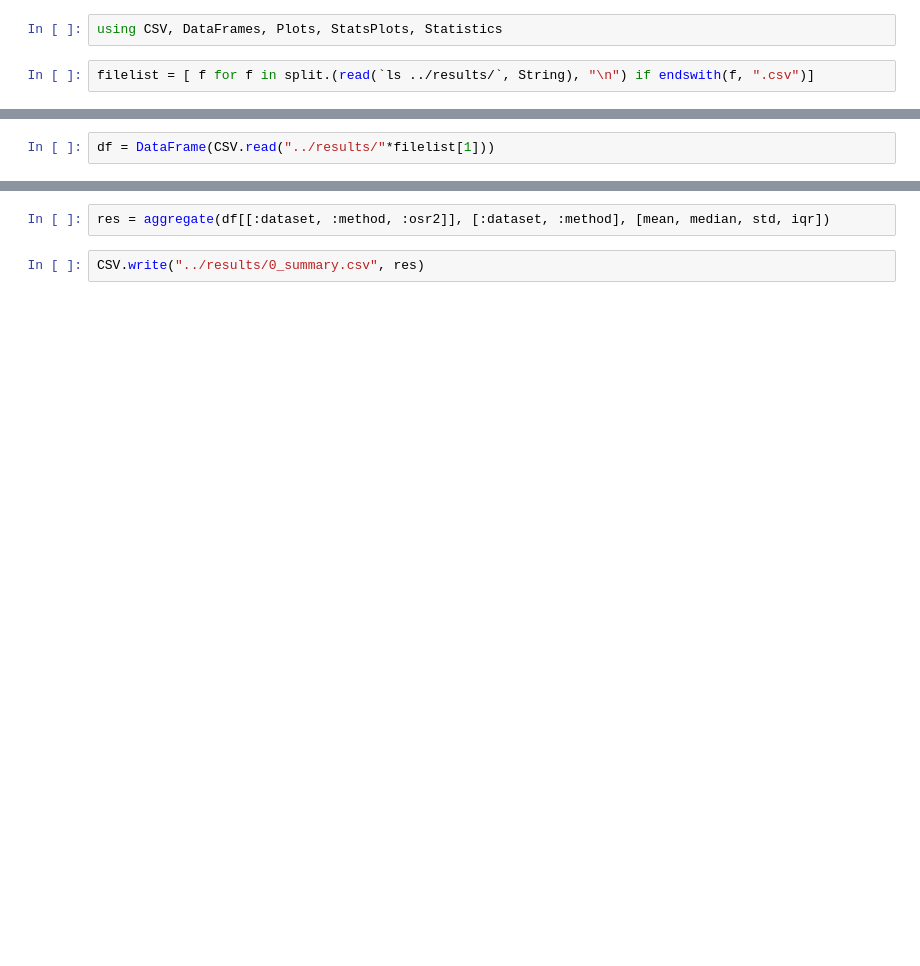
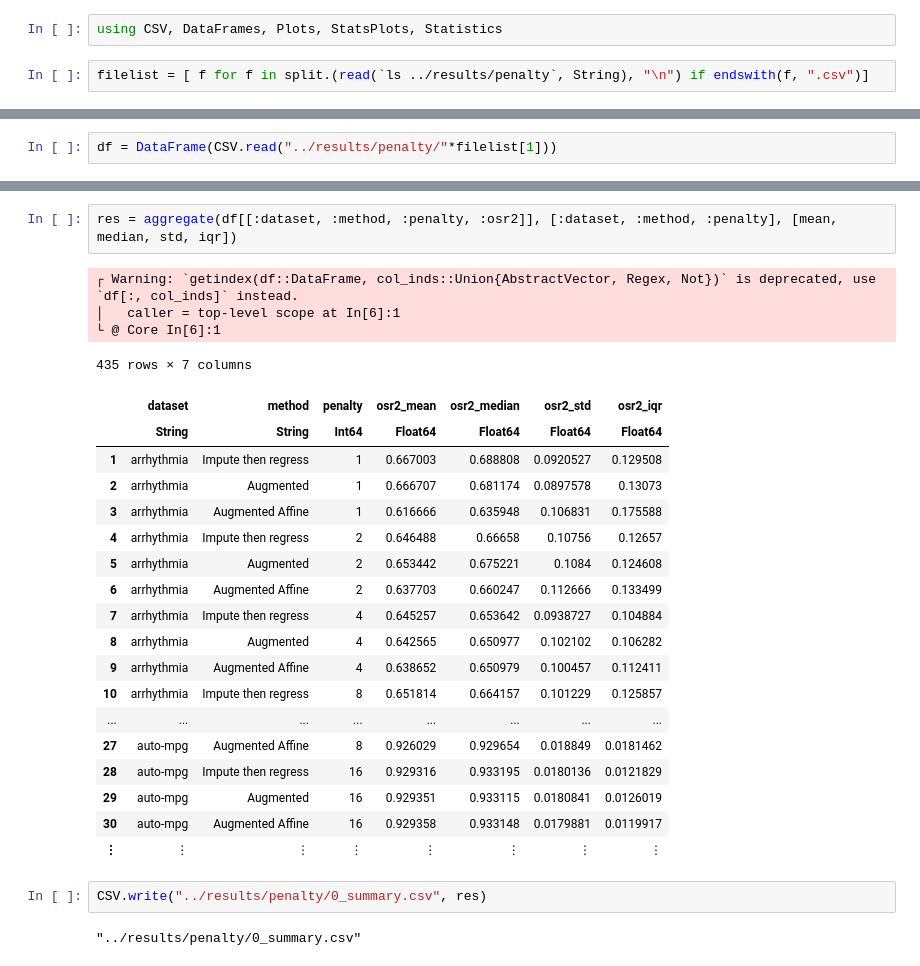
Before and after one commit to adelarue/PMD, a Jupyter notebook: notebooks/02 - Analyze results.ipynb, the cells around one changed output, grey strips where cells are left out. Cells and saved outputs as stored; diff of their text form; blank space fills up the shorter version.

Commit message:
Summarized results for penalty factor

```diff
--- a/notebooks/02 - Analyze results.ipynb
+++ b/notebooks/02 - Analyze results.ipynb
@@ -1,4 +1,4 @@
 # %%
 using CSV, DataFrames, Plots, StatsPlots, Statistics
 # %%
-filelist = [ f for f in split.(read(`ls ../results/`, String), "\n") if endswith(f, ".csv")]
+filelist = [ f for f in split.(read(`ls ../results/penalty`, String), "\n") if endswith(f, ".csv")]
@@ -5,2 +23,2 @@ filelist = [ f for f in split.(read(`ls ../results/`, String), "\n") if endswith
 # %%
-df = DataFrame(CSV.read("../results/"*filelist[1]))
+df = DataFrame(CSV.read("../results/penalty/"*filelist[1]))
@@ -20,4 +60,29 @@ end
 # %%
-res = aggregate(df[[:dataset, :method, :osr2]], [:dataset, :method], [mean, median, std, iqr])
+res = aggregate(df[[:dataset, :method, :penalty, :osr2]], [:dataset, :method, :penalty], [mean, median, std, iqr])
+# %% [output]
+┌ Warning: `getindex(df::DataFrame, col_inds::Union{AbstractVector, Regex, Not})` is deprecated, use `df[:, col_inds]` instead.
+│   caller = top-level scope at In[6]:1
+└ @ Core In[6]:1
+435 rows × 7 columns
+|  | dataset | method | penalty | osr2_mean | osr2_median | osr2_std | osr2_iqr |
+|  | String | String | Int64 | Float64 | Float64 | Float64 | Float64 |
+| 1 | arrhythmia | Impute then regress | 1 | 0.667003 | 0.688808 | 0.0920527 | 0.129508 |
+| 2 | arrhythmia | Augmented | 1 | 0.666707 | 0.681174 | 0.0897578 | 0.13073 |
+| 3 | arrhythmia | Augmented Affine | 1 | 0.616666 | 0.635948 | 0.106831 | 0.175588 |
+| 4 | arrhythmia | Impute then regress | 2 | 0.646488 | 0.66658 | 0.10756 | 0.12657 |
+| 5 | arrhythmia | Augmented | 2 | 0.653442 | 0.675221 | 0.1084 | 0.124608 |
+| 6 | arrhythmia | Augmented Affine | 2 | 0.637703 | 0.660247 | 0.112666 | 0.133499 |
+| 7 | arrhythmia | Impute then regress | 4 | 0.645257 | 0.653642 | 0.0938727 | 0.104884 |
+| 8 | arrhythmia | Augmented | 4 | 0.642565 | 0.650977 | 0.102102 | 0.106282 |
+| 9 | arrhythmia | Augmented Affine | 4 | 0.638652 | 0.650979 | 0.100457 | 0.112411 |
+| 10 | arrhythmia | Impute then regress | 8 | 0.651814 | 0.664157 | 0.101229 | 0.125857 |
+| ... | ... | ... | ... | ... | ... | ... | ... |
+| 27 | auto-mpg | Augmented Affine | 8 | 0.926029 | 0.929654 | 0.018849 | 0.0181462 |
+| 28 | auto-mpg | Impute then regress | 16 | 0.929316 | 0.933195 | 0.0180136 | 0.0121829 |
+| 29 | auto-mpg | Augmented | 16 | 0.929351 | 0.933115 | 0.0180841 | 0.0126019 |
+| 30 | auto-mpg | Augmented Affine | 16 | 0.929358 | 0.933148 | 0.0179881 | 0.0119917 |
+| ⋮ | ⋮ | ⋮ | ⋮ | ⋮ | ⋮ | ⋮ | ⋮ |
 # %%
-CSV.write("../results/0_summary.csv", res)
+CSV.write("../results/penalty/0_summary.csv", res)
+# %% [output]
+"../results/penalty/0_summary.csv"
```
Also changed, not shown: parts of 5 cells of this notebook, 1 other file.
